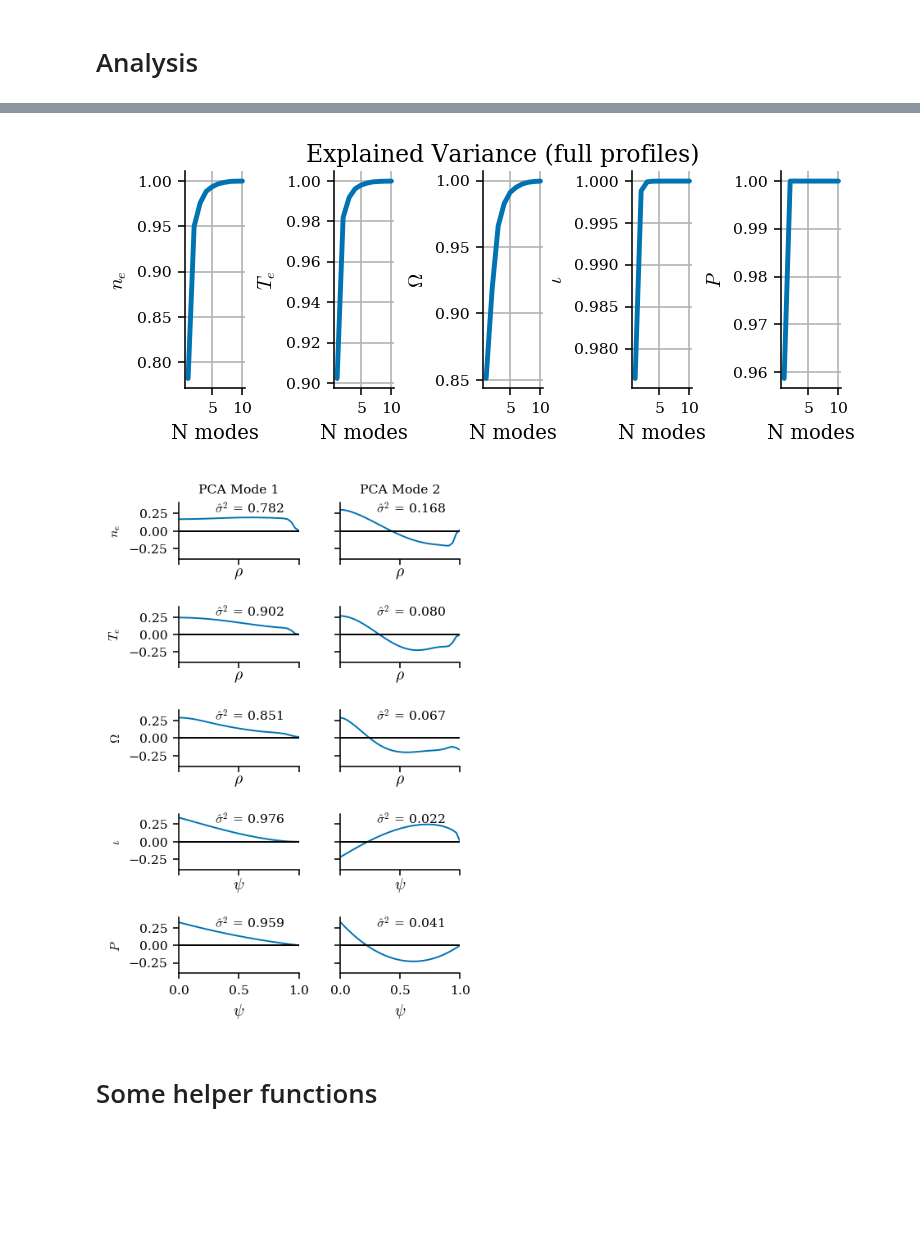
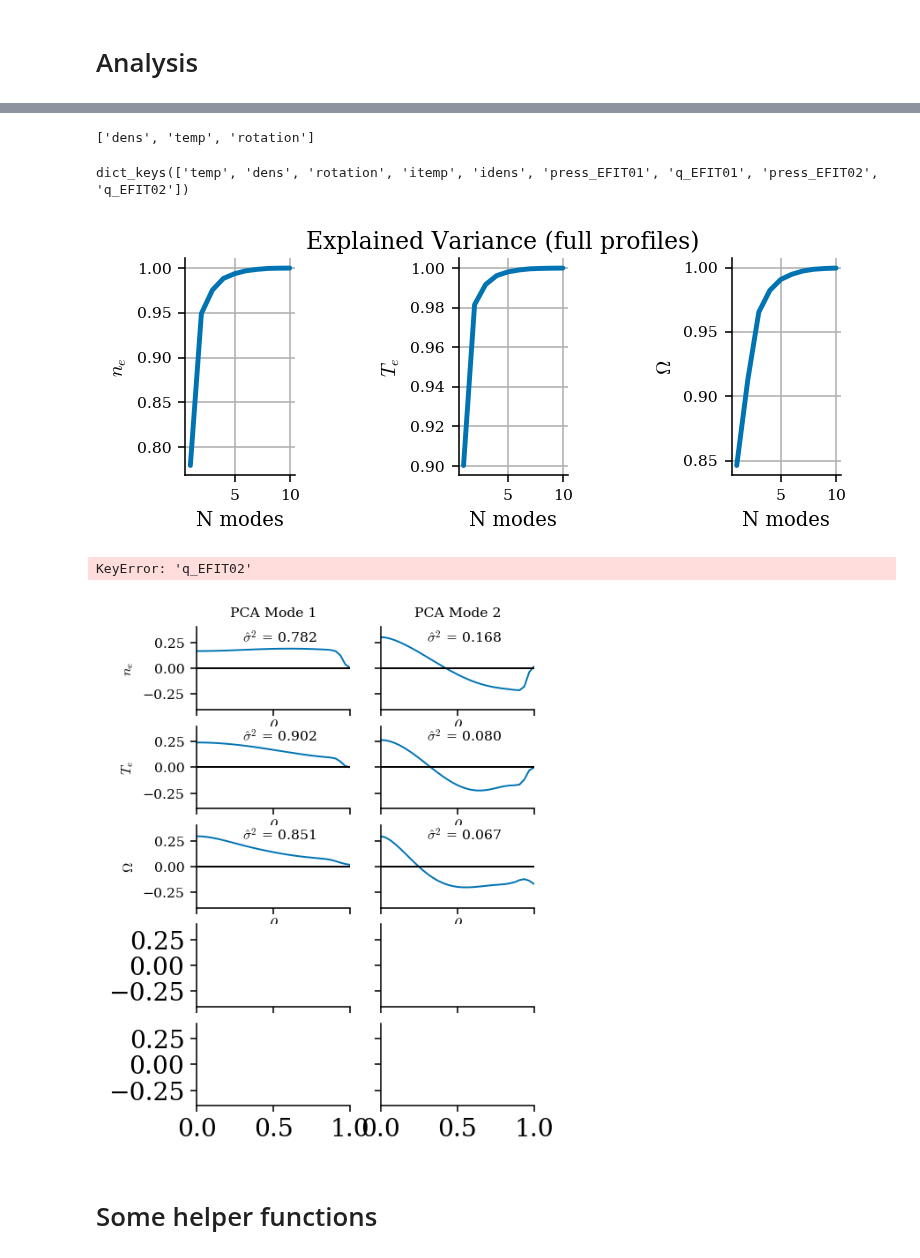
Before and after one commit to PlasmaControl/plasma-profile-predictor, a Jupyter notebook: notebooks/plots_for_paper.ipynb, the cells around one changed output, grey strips where cells are left out. Saved outputs shown, nothing was run; the diff lists cells and outputs as text; code cells hidden in the pictures; blank space fills up the shorter version.

```diff
--- a/notebooks/plots_for_paper.ipynb
+++ b/notebooks/plots_for_paper.ipynb
@@ -99,6 +99,10 @@ file_path='/home/jabbate/run_results_12_11/model-conv2d_profiles-dens-temp-q_EFI
 
 """This is the one for the paper as of 5/20"""
 file_path = '/projects/EKOLEMEN/profile_predictor/run_results_03_10/model-conv2d_profiles-dens-temp-q_EFIT01-rotation-press_EFIT01_act-target_density-pinj-tinj-curr_target_15Mar20-03-48_Scenario-265.h5'
+
+
+file_path = '/projects/EKOLEMEN/profile_predictor/run_results_06_29/model-conv2d_profiles-dens-temp-q_EFIT02-rotation-press_EFIT02_act-target_density-pinj-tinj-curr_target_29Jun20-23-56_Scenario-835.h5'
+
 # base_path = os.path.expanduser('~/run_results_02_13/')
 # model_path = 'model-conv2d_profiles-dens-temp-itemp-q-rotation_act-target_density-pinj-tinj-curr_target_targ-dens-temp-itemp-q-rotation_profLB-0_actLB-6_ftop-True_15Feb20-20-16_Scenario-62.h5'
 # file_path = base_path + model_path
@@ -182,11 +192,19 @@ ax.legend(fontsize=20)
 # %%
 profiles=scenario['target_profile_names']
 psi = np.linspace(0,1,scenario['profile_length'])
+# %%
+profiles
+# %% [output]
+['dens', 'temp', 'rotation']
 # %%
 with open('/projects/EKOLEMEN/profile_predictor/full_pca_fitters.pkl','rb') as f:
     full_pca_fitters = pickle.load(f, encoding='latin1')
 with open('/projects/EKOLEMEN/profile_predictor/delta_pca_fitters.pkl','rb') as f:
     delta_pca_fitters = pickle.load(f, encoding='latin1')
+# %%
+delta_pca_fitters.keys()
+# %% [output]
+dict_keys(['temp', 'dens', 'rotation', 'itemp', 'idens', 'press_EFIT01', 'q_EFIT01', 'press_EFIT02', 'q_EFIT02'])
 # %%
 """plot explained variance"""
 
@@ -207,7 +225,7 @@ fig.suptitle('Explained Variance (full profiles)', size=12)
 plt.subplots_adjust(wspace=1.5)
 # fig.savefig('explained_variance.png')
 # %% [output]
-[figure, old version]
+[figure, new version]
 # %%
 """plot full pca modes"""
 
@@ -215,37 +233,38 @@ ncols = 2
 nrows = 5
 ylabels = profiles
 fig, axes = plt.subplots(len(profiles),ncols, sharex=True, sharey=True,figsize=(3.5,5))
 # fig, axes = plt.subplots(nrows,ncols, sharex=True, sharey=False,figsize=(6,5))
 
 
 labels = ['$n_e$','$T_e$','$\Omega$','$\iota$','$P$']
-profiles = ['dens','temp','rotation','q_EFIT01','press_EFIT01']
+profiles = ['dens','temp','rotation','q_EFIT02','press_EFIT02']
 for i,profile in enumerate(profiles):
     pca=delta_pca_fitters[profile]
     for j in range(ncols):
         ax= axes[i,j]
         ax.plot(psi,pca.components_[j],lw=1)
         ax.text(0.3,0.25,'$\hat{\sigma}^2$' + ' = {:.3f}'.format(pca.explained_variance_ratio_[j]),fontsize=8)
         if j==0:
             ax.set_ylabel(labels[i], size=8)
         if i==0:
             ax.set_title('PCA Mode {}'.format(j+1), size=8)
         if i in [0,1,2]:
             ax.set_xlabel('$\\rho$',size=10)
         if i in [3,4]:
             ax.set_xlabel('$\psi$',size=10)
         ax.set_ylim(-.4,.4)
         ax.tick_params(axis='both', which='major', labelsize=8)
         ax.set_xticks([0,.5,1])
         ax.set_xlim(0,1)
 
         ax.axhline(0,c='k',lw=1)
 plt.subplots_adjust(hspace=0.8)
 plt.tight_layout()
-fig.savefig('images/pca_modes.pdf')
-fig.savefig('images/pca_modes.png')
+# fig.savefig('images/pca_modes.pdf')
+# fig.savefig('images/pca_modes.png')
 # %% [output]
+KeyError: 'q_EFIT02'
-[figure, old version]
+[figure, new version]
 # %% [markdown]
 # Some helper functions
 # %%
```
Also changed, not shown: parts of 4 cells of this notebook, 5 other files.
